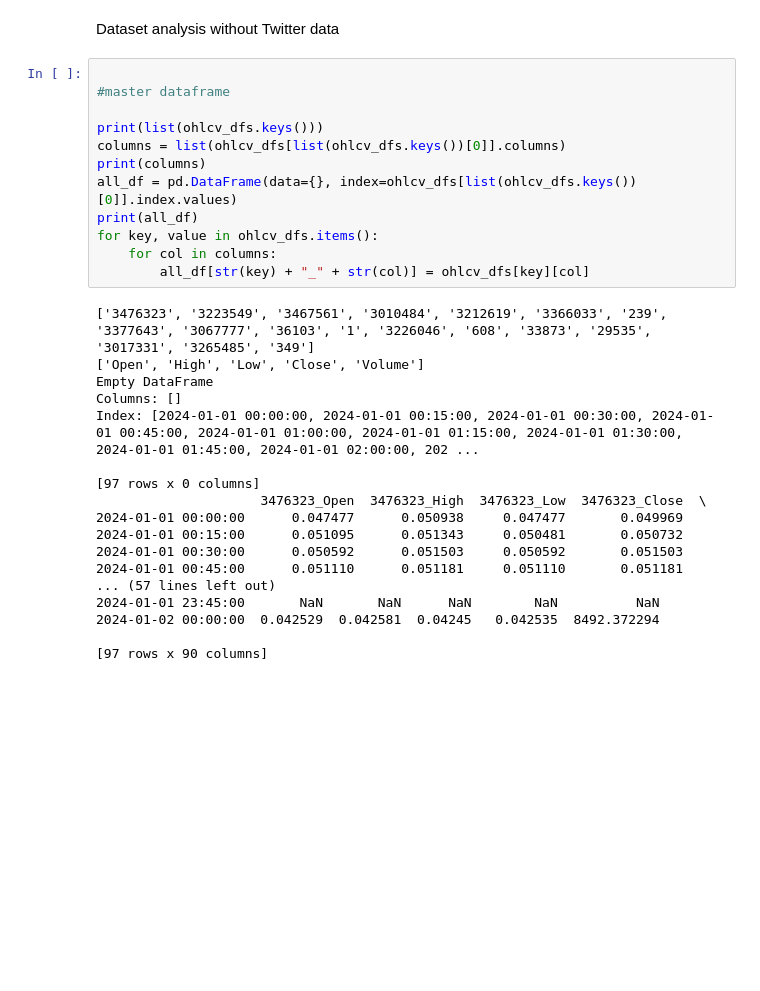
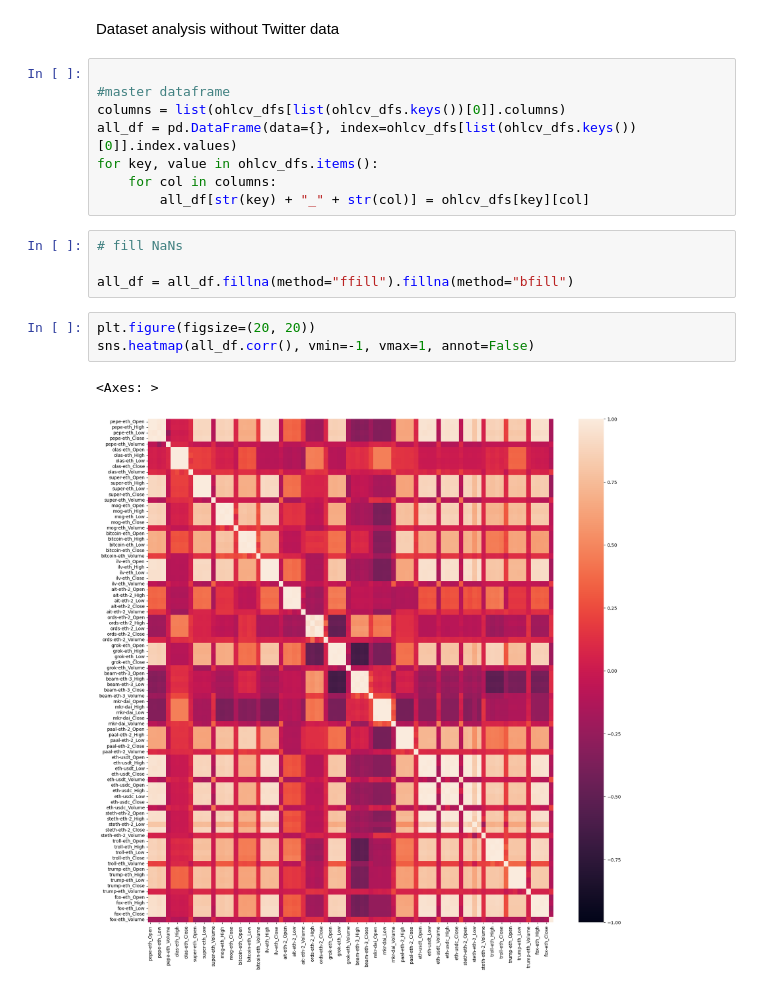
Before and after one commit to Aarhuu/analytics_showcase, a Jupyter notebook: crypto_classifier.ipynb, the cells around one changed output. Drawn from its saved outputs; the diff is of its cells as text; blank space fills up the shorter version.

```diff
--- a/crypto_classifier.ipynb
+++ b/crypto_classifier.ipynb
@@ -130,30 +117,18 @@ Dataset analysis without Twitter data
 # %%
 
 #master dataframe
-
-print(list(ohlcv_dfs.keys()))
 columns = list(ohlcv_dfs[list(ohlcv_dfs.keys())[0]].columns)
-print(columns)
 all_df = pd.DataFrame(data={}, index=ohlcv_dfs[list(ohlcv_dfs.keys())[0]].index.values)
-print(all_df)
 for key, value in ohlcv_dfs.items():
     for col in columns:
         all_df[str(key) + "_" + str(col)] = ohlcv_dfs[key][col]
-# %% [output]
-['3476323', '3223549', '3467561', '3010484', '3212619', '3366033', '239', '3377643', '3067777', '36103', '1', '3226046', '608', '33873', '29535', '3017331', '3265485', '349']
-['Open', 'High', 'Low', 'Close', 'Volume']
-Empty DataFrame
-Columns: []
-Index: [2024-01-01 00:00:00, 2024-01-01 00:15:00, 2024-01-01 00:30:00, 2024-01-01 00:45:00, 2024-01-01 01:00:00, 2024-01-01 01:15:00, 2024-01-01 01:30:00, 2024-01-01 01:45:00, 2024-01-01 02:00:00, 202 ...
-
-[97 rows x 0 columns]
-                     3476323_Open  3476323_High  3476323_Low  3476323_Close  \
-2024-01-01 00:00:00      0.047477      0.050938     0.047477       0.049969
-2024-01-01 00:15:00      0.051095      0.051343     0.050481       0.050732
-2024-01-01 00:30:00      0.050592      0.051503     0.050592       0.051503
-2024-01-01 00:45:00      0.051110      0.051181     0.051110       0.051181
-... (57 lines left out)
-2024-01-01 23:45:00       NaN       NaN      NaN        NaN          NaN
-2024-01-02 00:00:00  0.042529  0.042581  0.04245   0.042535  8492.372294
-
-[97 rows x 90 columns]
+# %%
+# fill NaNs
+
+all_df = all_df.fillna(method="ffill").fillna(method="bfill")
+# %%
+plt.figure(figsize=(20, 20))
+sns.heatmap(all_df.corr(), vmin=-1, vmax=1, annot=False)
+# %% [output]
+<Axes: >
+[figure, added]
```
Also changed, not shown: parts of 13 cells of this notebook, 2 other files.
